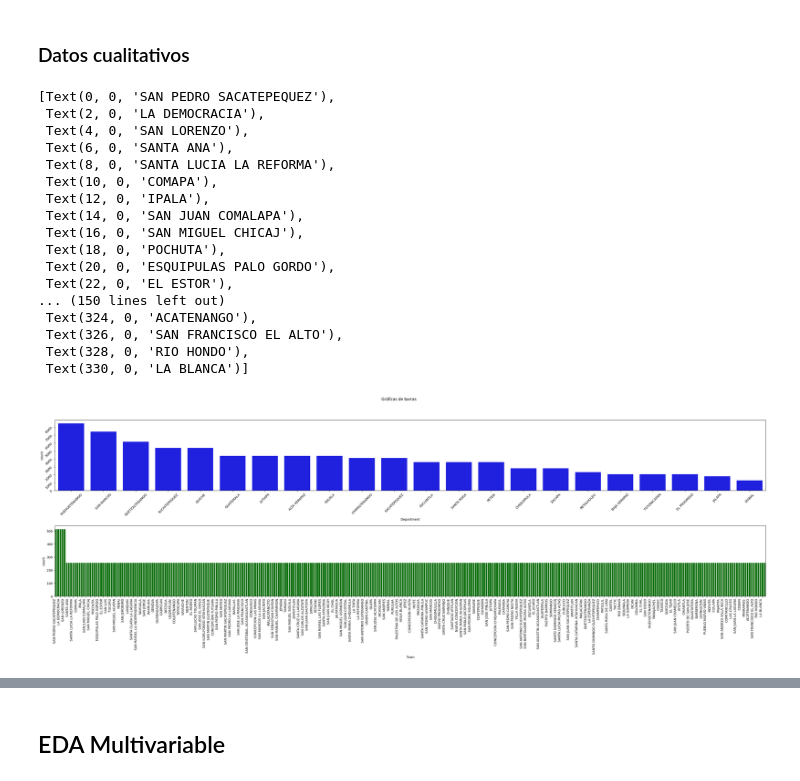
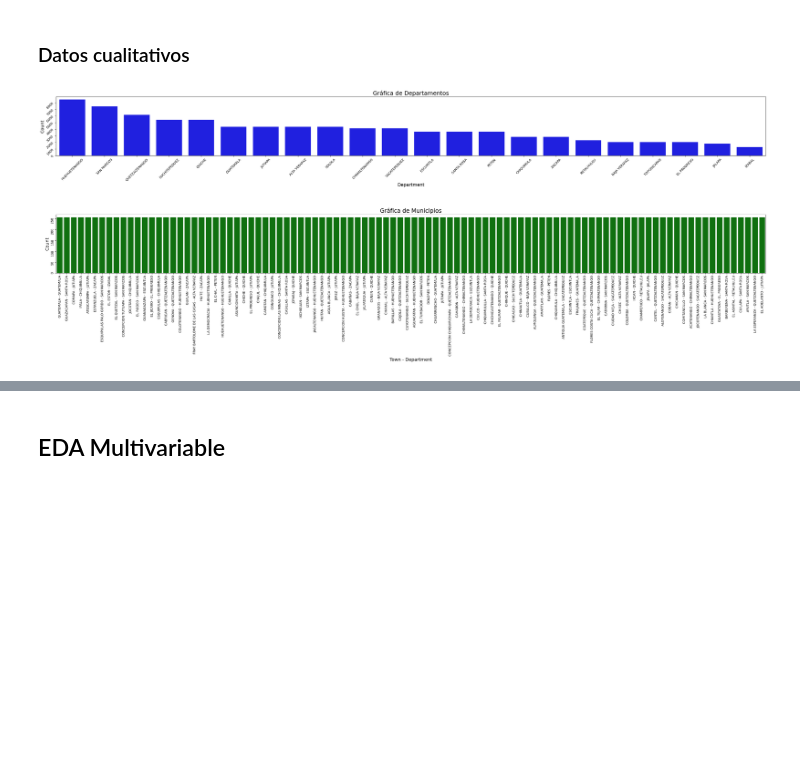
Before and after one commit to alexmaest/SEMI2_Proyecto, a Jupyter notebook: Proyecto2/main.ipynb, the cells around one changed output, grey strips where cells are left out. Drawn from its saved outputs; the diff is of its cells as text; code cells hidden in the pictures; blank space fills up the shorter version.

```diff
--- a/Proyecto2/main.ipynb
+++ b/Proyecto2/main.ipynb
@@ -137,37 +141,27 @@ Skew:  9.55
 [figure]
 # %% [markdown]
 ### Datos cualitativos
-# %%
-fig, axes = plt.subplots(2, 1, figsize=(40, 10))
-fig.suptitle('Gráficas de barras')
-
-sns.countplot(ax=axes[0], x='Department', data=df, color='blue', order=df['Department'].value_counts().index)
-sns.countplot(ax=axes[1], x='Town', data=df, color='green', order=df['Town'].value_counts().index, linewidth=1)
-
-axes[0].tick_params(labelrotation=45)
-plt.subplots_adjust(hspace=0.5)
-
-ticks = axes[1].get_xticks()
-tick_labels = axes[1].get_xticklabels()
-step = max(1, len(ticks) // 160)
-axes[1].set_xticks(ticks[::step])
-axes[1].set_xticklabels(tick_labels[::step], rotation=90, ha='right')
-# %% [output]
-[Text(0, 0, 'SAN PEDRO SACATEPEQUEZ'),
- Text(2, 0, 'LA DEMOCRACIA'),
- Text(4, 0, 'SAN LORENZO'),
- Text(6, 0, 'SANTA ANA'),
- Text(8, 0, 'SANTA LUCIA LA REFORMA'),
- Text(10, 0, 'COMAPA'),
- Text(12, 0, 'IPALA'),
- Text(14, 0, 'SAN JUAN COMALAPA'),
- Text(16, 0, 'SAN MIGUEL CHICAJ'),
- Text(18, 0, 'POCHUTA'),
- Text(20, 0, 'ESQUIPULAS PALO GORDO'),
- Text(22, 0, 'EL ESTOR'),
-... (150 lines left out)
- Text(324, 0, 'ACATENANGO'),
- Text(326, 0, 'SAN FRANCISCO EL ALTO'),
- Text(328, 0, 'RIO HONDO'),
- Text(330, 0, 'LA BLANCA')]
-[figure, removed]
+# %%
+top_100_town = df.groupby(['Town', 'Department']).size().nlargest(100).index.get_level_values(0)
+df_top_100_town = df[df['Town'].isin(top_100_town)].copy()
+
+fig, axes = plt.subplots(2, 1, figsize=(40, 10))
+
+sns.countplot(ax=axes[0], x='Department', data=df, color='blue', order=df['Department'].value_counts().index)
+axes[0].tick_params(labelrotation=45)
+axes[0].set_title('Gráfica de Departamentos', fontsize=18)
+axes[0].set_xlabel('Department', fontsize=14)
+axes[0].set_ylabel('Count', fontsize=14)
+
+df_top_100_town['Town_Department'] = df_top_100_town['Town'] + ' - ' + df_top_100_town['Department']
+town_order = df_top_100_town['Town_Department'].value_counts().index
+sns.countplot(ax=axes[1], x='Town_Department', data=df_top_100_town, color='green', order=town_order)
+axes[1].tick_params(labelrotation=90)
+axes[1].set_title('Gráfica de Municipios', fontsize=18)
+axes[1].set_xlabel('Town - Department', fontsize=14)
+axes[1].set_ylabel('Count', fontsize=14)
+
+plt.subplots_adjust(hspace=1)
+plt.show()
+# %% [output]
+[figure, added]
```
Also changed, not shown: parts of 12 cells of this notebook.
